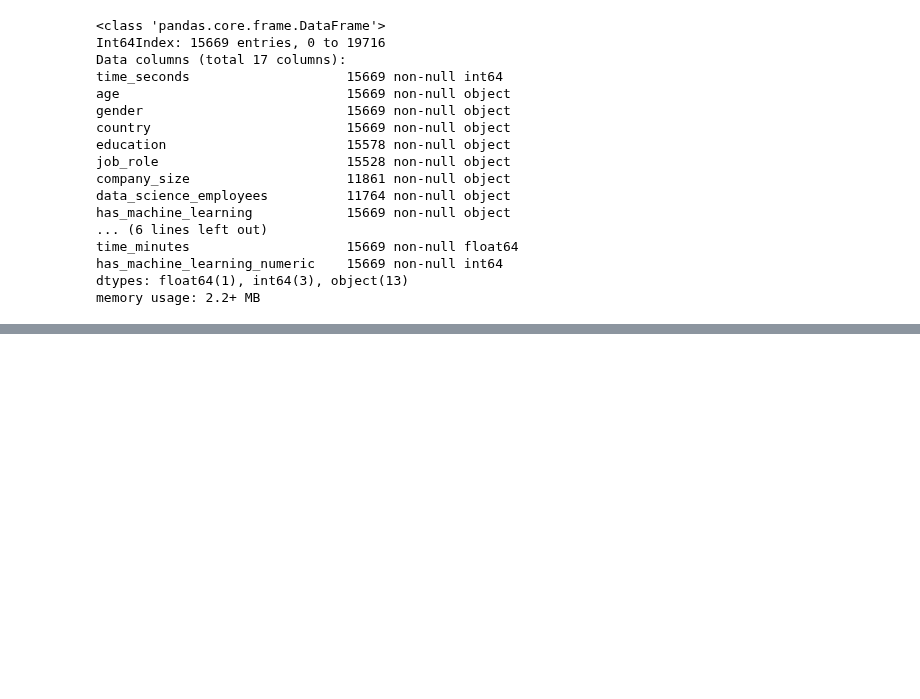
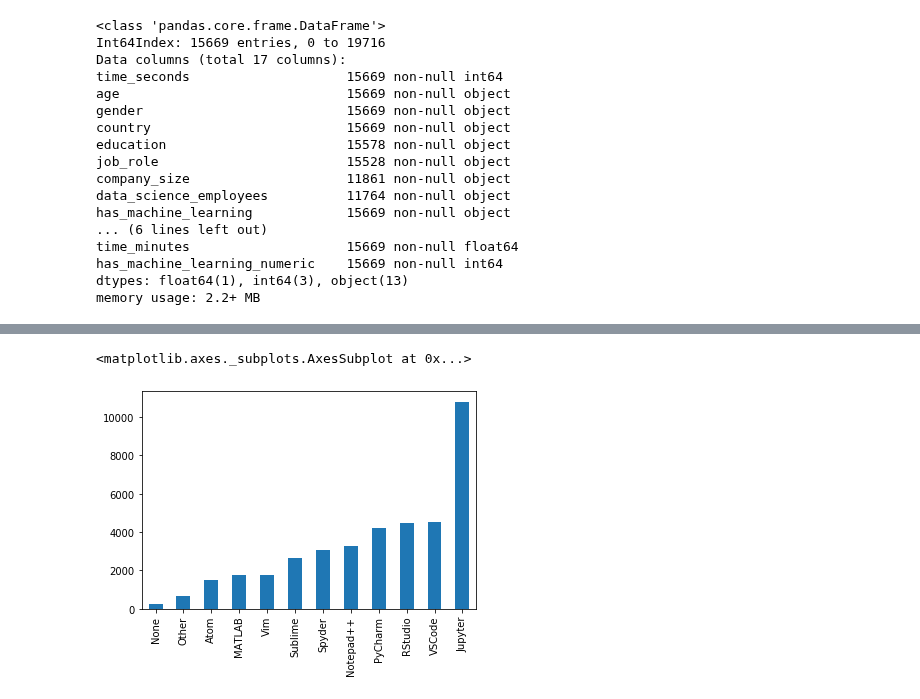
Before and after one commit to brow1998/pandas_aifest2019, a Jupyter notebook: Limpeza de DataFrames com Pandas - AIFEST2019.ipynb, the cells around one changed output, grey strips where cells are left out. Saved outputs shown, nothing was run; the diff lists cells and outputs as text; code cells hidden in the pictures; blank space fills up the shorter version.

```diff
--- a/Limpeza de DataFrames com Pandas - AIFEST2019.ipynb
+++ b/Limpeza de DataFrames com Pandas - AIFEST2019.ipynb
@@ -275,0 +300,31 @@ df[['age', 'gender', 'country', 'education', 'job_role', 'code_time_numeric', 'h
+# %%
+columns = {
+'Q16_Part_1': 'Jupyter',
+'Q16_Part_2': 'RStudio',
+'Q16_Part_3': 'PyCharm',
+'Q16_Part_4': 'Atom',
+'Q16_Part_5': 'MATLAB',
+'Q16_Part_6': 'VSCode',
+'Q16_Part_7': 'Spyder',
+'Q16_Part_8': 'Vim',
+'Q16_Part_9': 'Notepad++',
+'Q16_Part_10': 'Sublime',
+'Q16_Part_11': 'None',
+'Q16_Part_12': 'Other'
+}
+# %%
+df[['Q16_Part_1',
+'Q16_Part_2',
+'Q16_Part_3',
+'Q16_Part_4',
+'Q16_Part_5',
+'Q16_Part_6',
+'Q16_Part_7',
+'Q16_Part_8',
+'Q16_Part_9',
+'Q16_Part_10',
+'Q16_Part_11',
+'Q16_Part_12']].rename(columns=columns).count().sort_values().plot(kind='bar')
+# %% [output]
+<matplotlib.axes._subplots.AxesSubplot at 0x...>
+[figure, added]
```
Also changed, not shown: parts of 7 cells of this notebook.
